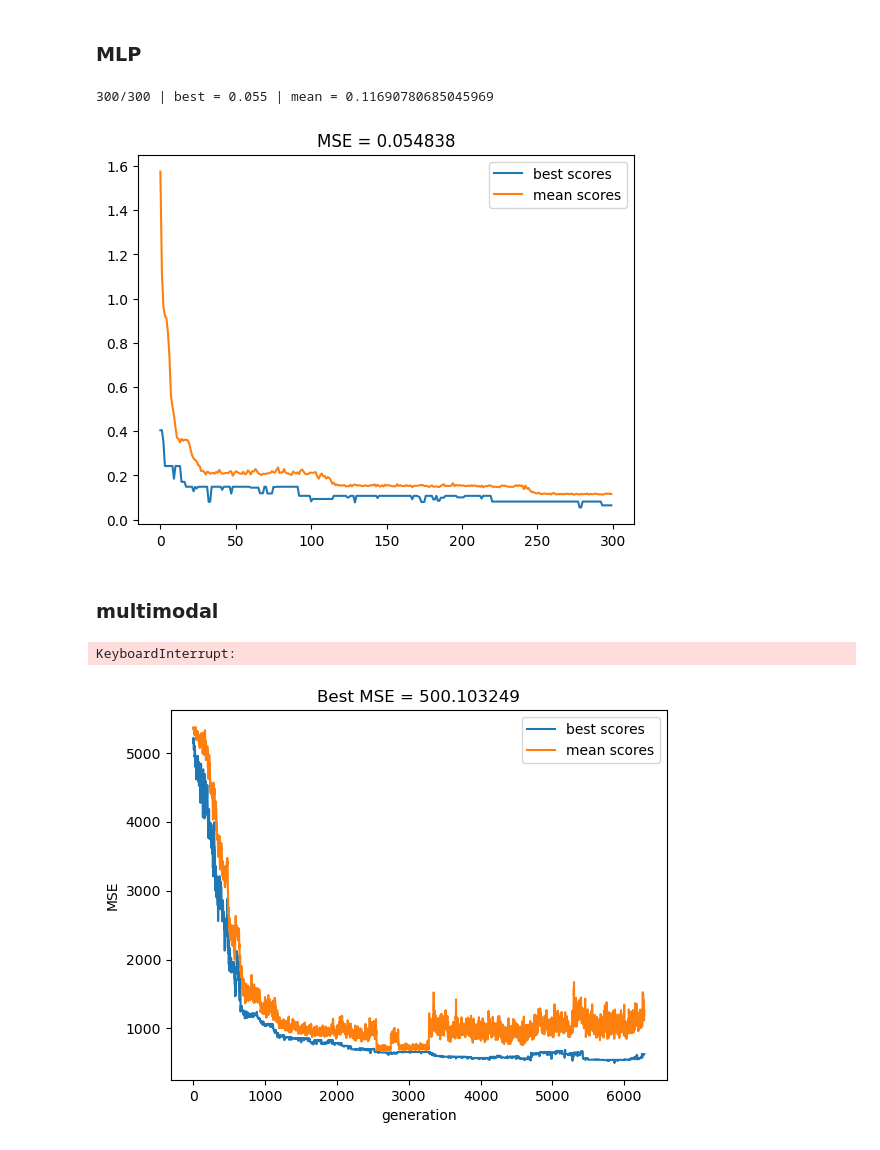
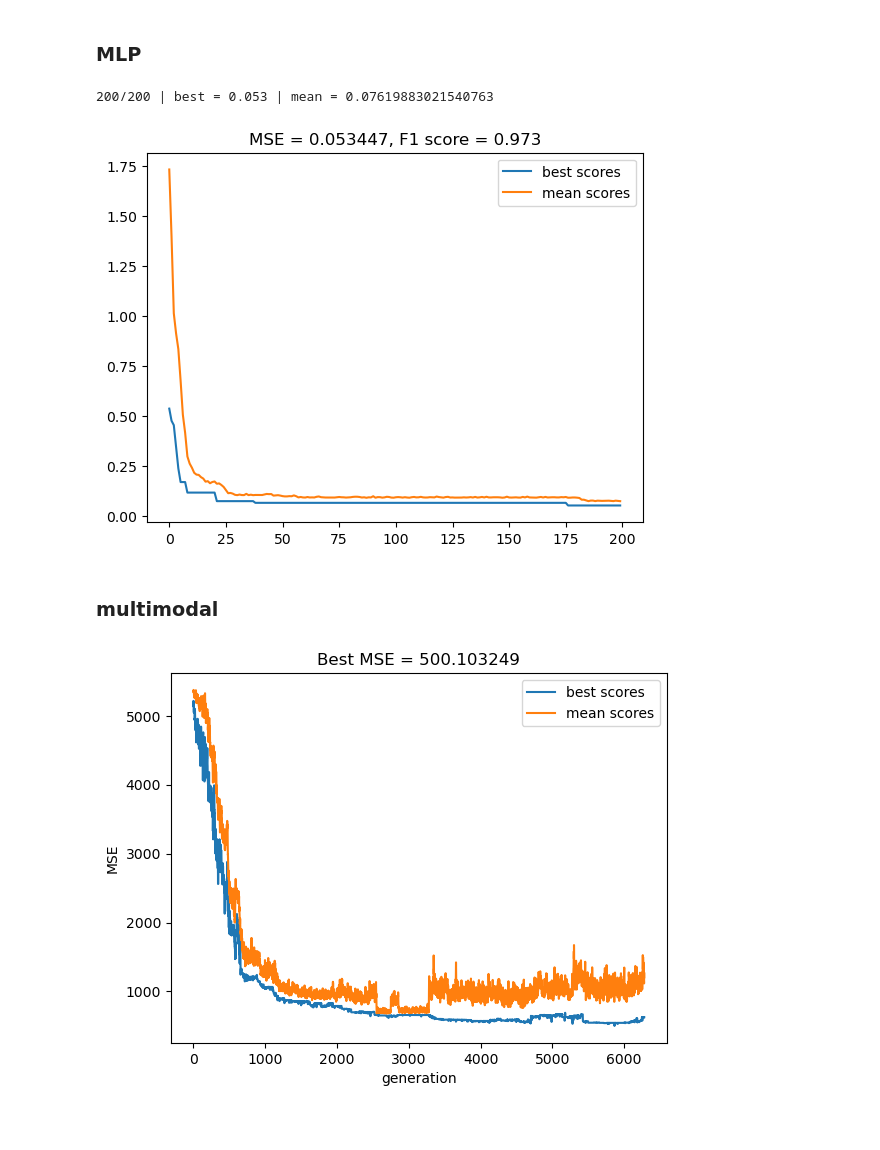
Before and after one commit to skowronskid/Computational-Analysis-Methods, a Jupyter notebook: AE/ga_mlp.ipynb, the cells around one changed output. Saved outputs shown, nothing was run; the diff lists cells and outputs as text; code cells hidden in the pictures; blank space fills up the shorter version.

```diff
--- a/AE/ga_mlp.ipynb
+++ b/AE/ga_mlp.ipynb
@@ -56,29 +56,29 @@ class GA_MLP:
                 print(f"{generation}/{generations} | best = {1/self.best_value:.3f} | mean = {1/self.generation_mean[-1]}", end="\r")
 
             crossed_weights, crossed_biases = self.crossover(crossover_coef)
-            mutated_w, mutated_b = self.mutate(mutation_coef)
+            mutated_weights, mutated_biases = self.mutate(mutation_coef)
 
-            population_w = self.generation_weights + crossed_weights + mutated_w
-            population_b = self.generation_biases + crossed_biases + mutated_b
+            population_weights = self.generation_weights + crossed_weights + mutated_weights
+            population_biases = self.generation_biases + crossed_biases + mutated_biases
 
             # evaluation
-            scores = np.asarray([self.evaluate(population_w[i], population_b[i]) for i in range(len(population_w))])
+            scores = np.asarray([self.evaluate(population_weights[i], population_biases[i]) for i in range(len(population_weights))])
             self.generation_mean.append(np.mean(scores))
             best_value_index = np.argmax(scores)
             self.generations_best_scores.append(scores[best_value_index])
             if scores[best_value_index] > self.best_value:
-                self.best_mlp = [population_w[best_value_index], population_b[best_value_index]]
+                self.best_mlp = [population_weights[best_value_index], population_biases[best_value_index]]
                 self.best_value = scores[best_value_index]
 
             # elite
             prob = scores/scores.sum()
             population_fraction = int(np.floor(0.1*self.population_size))
-            choices = np.random.choice([i for i in range(len(population_w))], size=self.population_size-population_fraction, p=prob)
+            choices = np.random.choice([i for i in range(len(population_weights))], size=self.population_size-population_fraction, p=prob)
             self.generation_weights = [self.best_mlp[0] for _ in range(population_fraction)]
             self.generation_biases = [self.best_mlp[1] for _ in range(population_fraction)]
             for choice in choices:
-                self.generation_weights.append(population_w[choice])
-                self.generation_biases.append(population_b[choice])
+                self.generation_weights.append(population_weights[choice])
+                self.generation_biases.append(population_biases[choice])
 
 
     def evaluate(self, weights, biases):
@@ -133,14 +133,14 @@ class GA_MLP:
         for choice in choices:
             weights_for_mutation.append(self.generation_weights[choice])
             biases_for_mutation.append(self.generation_biases[choice])
-        mutated_w = []
-        mutated_b = []
+        mutated_weights = []
+        mutated_biases = []
         for i in range(len(weights_for_mutation)):
             w = weights_for_mutation[i]
             b = biases_for_mutation[i]
-            mutated_w.append([elem + np.random.normal(0,1,size=(elem.shape[0],elem.shape[1])) for elem in w])
-            mutated_b.append([elem + np.random.normal(0,1,size=(elem.shape[0],elem.shape[1])) for elem in b])
-        return mutated_w, mutated_b
+            mutated_weights.append([elem + np.random.normal(0,1,size=(elem.shape[0],elem.shape[1])) for elem in w])
+            mutated_biases.append([elem + np.random.normal(0,1,size=(elem.shape[0],elem.shape[1])) for elem in b])
+        return mutated_weights, mutated_biases
 # %%
 df = pd.read_table("data/iris.data", sep=",", header=None)
 X = df.iloc[:,:4]
@@ -153,17 +153,19 @@ y = df.iloc[:,4]
 y = y.map(iris_dict)
 # %%
 ga_mlp = GA_MLP(4, [10,10], 1, 100, X.values, y.values)
-ga_mlp.evolve(300, 0.5, 0.2)
+ga_mlp.evolve(200, 0.5, 0.2)
 # %% [output]
-300/300 | best = 0.055 | mean = 0.11690780685045969
+200/200 | best = 0.053 | mean = 0.07619883021540763
 # %%
 plt.plot(1/np.array(ga_mlp.generations_best_scores), label="best scores")
 plt.plot(1/np.array(ga_mlp.generation_mean), label="mean scores")
-plt.title(f"MSE = {1/ga_mlp.best_value:.6f}")
+pred = ga_mlp.forward(X.values, ga_mlp.best_mlp[0], ga_mlp.best_mlp[1])
+pred = np.where(pred < 0, 0, np.where(pred > 3, 3, np.round(pred, 0))).astype(int).reshape(-1)
+plt.title(f"MSE = {1/ga_mlp.best_value:.6f}, F1 score = {f1_score(y, pred, average='micro'):.3f}")
 plt.legend()
 plt.show()
 # %% [output]
-[figure, old version]
+[figure, new version]
 # %% [markdown]
 ### multimodal
 # %%
@@ -173,8 +175,6 @@ y = df["y"]
 # %%
 ga_mlp = GA_MLP(1, [30,30], 1, 40, X, y.values)
 ga_mlp.evolve(500, 0.3, 0.3)
-# %% [output]
-KeyboardInterrupt:
 # %%
 plt.plot(1/np.array(ga_mlp.generations_best_scores), label="best scores")
 plt.plot(1/np.array(ga_mlp.generation_mean), label="mean scores")
```
Also changed, not shown: parts of 6 cells of this notebook, 1 other file.
